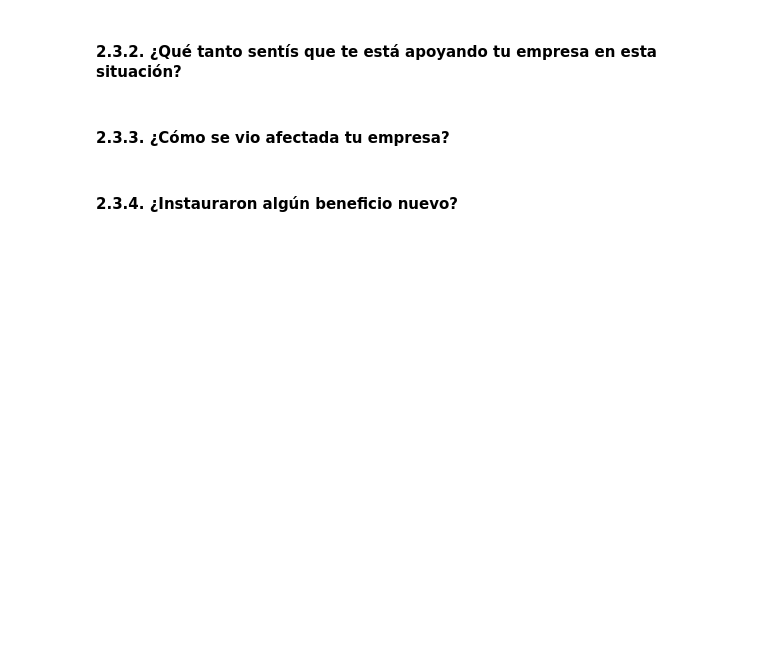
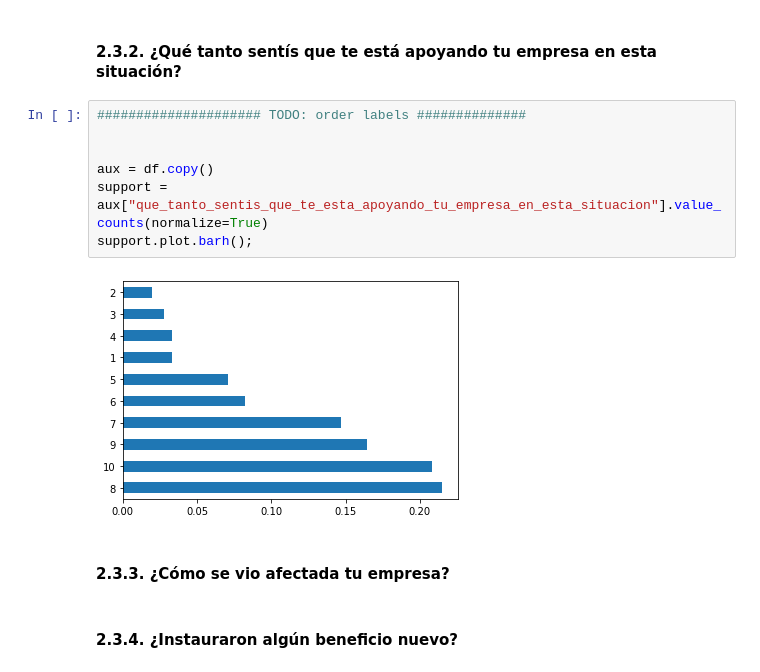
Before and after one commit to SebastianESaavedra/openqube-sueldos, a Jupyter notebook: pipeline/covid-analysis.ipynb, the cells around one changed output. Saved outputs shown, nothing was run; the diff lists cells and outputs as text; blank space fills up the shorter version.

```diff
--- a/pipeline/covid-analysis.ipynb
+++ b/pipeline/covid-analysis.ipynb
@@ -318,5 +370,14 @@ charts["espacio_trabajo_compartido"] = to_rechart(gph)
 # %% [markdown]
 #### 2.3.2. ¿Qué tanto sentís que te está apoyando tu empresa en esta situación?
+# %%
+##################### TODO: order labels ##############
+
+
+aux = df.copy()
+support = aux["que_tanto_sentis_que_te_esta_apoyando_tu_empresa_en_esta_situacion"].value_counts(normalize=True)
+support.plot.barh();
+# %% [output]
+[figure, added]
 # %% [markdown]
 #### 2.3.3. ¿Cómo se vio afectada tu empresa?
 # %% [markdown]
```
Also changed, not shown: parts of 8 cells of this notebook.
